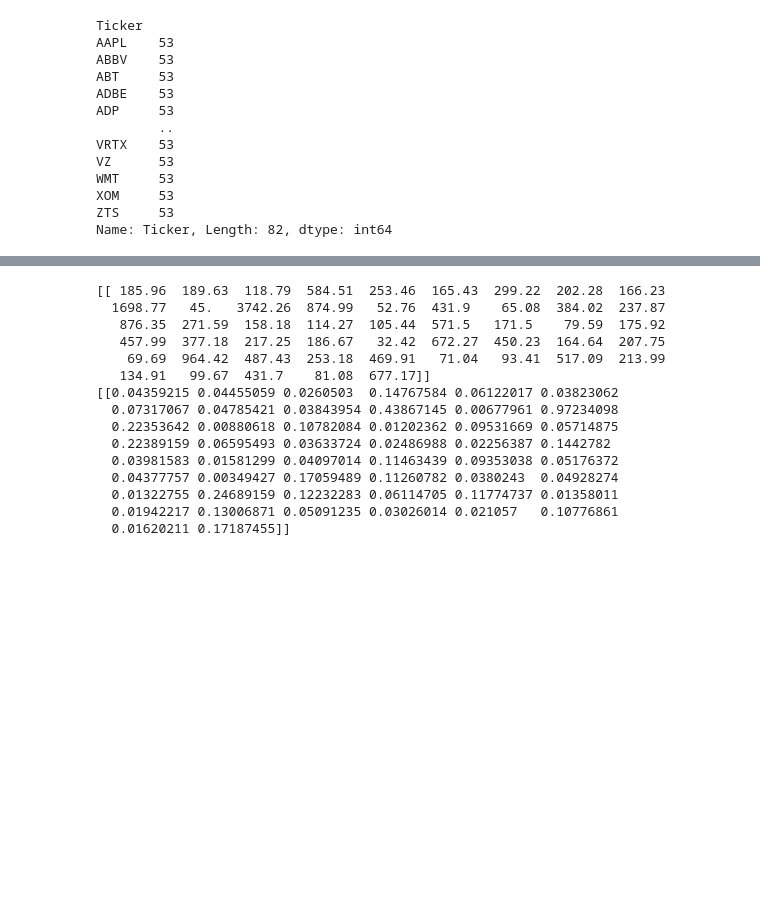
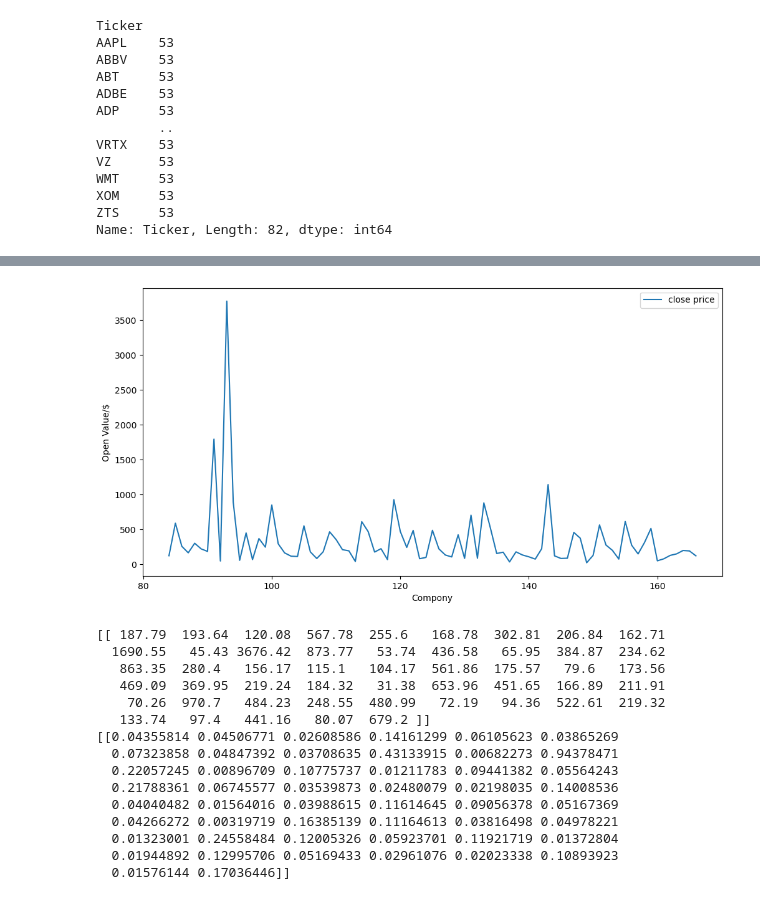
Before and after one commit to EshanUGR/DL-Assigment, a Jupyter notebook: notebooks/Lstm_training.ipynb, the cells around one changed output, grey strips where cells are left out. Cells and saved outputs as stored; diff of their text form; code cells hidden in the pictures; blank space fills up the shorter version.

```diff
--- a/notebooks/Lstm_training.ipynb
+++ b/notebooks/Lstm_training.ipynb
@@ -89 +91,18 @@ plt.show()
+# %%
+import matplotlib.pyplot as plt
+
+close_price = data['Close Price']
+
+
+plt.figure(figsize=(12,6))
+plt.plot(close_price[84:167],label='close price')
+
+
+
+plt.legend()
+plt.xlabel("Compony")
+plt.ylabel("Open Value/$")
+plt.show()
+# %% [output]
+[figure, added]
 # %%
@@ -100,19 +119,19 @@ scalled_open_prices = scaler.fit_transform(open_price)
 # %%
-print(open_price[:50].T)
-print(scalled_open_prices[:50].T)
+print(close_price[:50].T)
+print(scalled_close_prices[:50].T)
 # %% [output]
-[[ 185.96  189.63  118.79  584.51  253.46  165.43  299.22  202.28  166.23
-  1698.77   45.   3742.26  874.99   52.76  431.9    65.08  384.02  237.87
-   876.35  271.59  158.18  114.27  105.44  571.5   171.5    79.59  175.92
-   457.99  377.18  217.25  186.67   32.42  672.27  450.23  164.64  207.75
-    69.69  964.42  487.43  253.18  469.91   71.04   93.41  517.09  213.99
-   134.91   99.67  431.7    81.08  677.17]]
-[[0.04359215 0.04455059 0.0260503  0.14767584 0.06122017 0.03823062
-  0.07317067 0.04785421 0.03843954 0.43867145 0.00677961 0.97234098
-  0.22353642 0.00880618 0.10782084 0.01202362 0.09531669 0.05714875
-  0.22389159 0.06595493 0.03633724 0.02486988 0.02256387 0.1442782
-  0.03981583 0.01581299 0.04097014 0.11463439 0.09353038 0.05176372
-  0.04377757 0.00349427 0.17059489 0.11260782 0.0380243  0.04928274
-  0.01322755 0.24689159 0.12232283 0.06114705 0.11774737 0.01358011
-  0.01942217 0.13006871 0.05091235 0.03026014 0.021057   0.10776861
-  0.01620211 0.17187455]]
+[[ 187.79  193.64  120.08  567.78  255.6   168.78  302.81  206.84  162.71
+  1690.55   45.43 3676.42  873.77   53.74  436.58   65.95  384.87  234.62
+   863.35  280.4   156.17  115.1   104.17  561.86  175.57   79.6   173.56
+   469.09  369.95  219.24  184.32   31.38  653.96  451.65  166.89  211.91
+    70.26  970.7   484.23  248.55  480.99   72.19   94.36  522.61  219.32
+   133.74   97.4   441.16   80.07  679.2 ]]
+[[0.04355814 0.04506771 0.02608586 0.14161299 0.06105623 0.03865269
+  0.07323858 0.04847392 0.03708635 0.43133915 0.00682273 0.94378471
+  0.22057245 0.00896709 0.10775737 0.01211783 0.09441382 0.05564243
+  0.21788361 0.06745577 0.03539873 0.02480079 0.02198035 0.14008536
+  0.04040482 0.01564016 0.03988615 0.11614645 0.09056378 0.05167369
+  0.04266272 0.00319719 0.16385139 0.11164613 0.03816498 0.04978221
+  0.01323001 0.24558484 0.12005326 0.05923701 0.11921719 0.01372804
+  0.01944892 0.12995706 0.05169433 0.02961076 0.02023338 0.10893923
+  0.01576144 0.17036446]]
```
Also changed, not shown: parts of 16 cells of this notebook.
